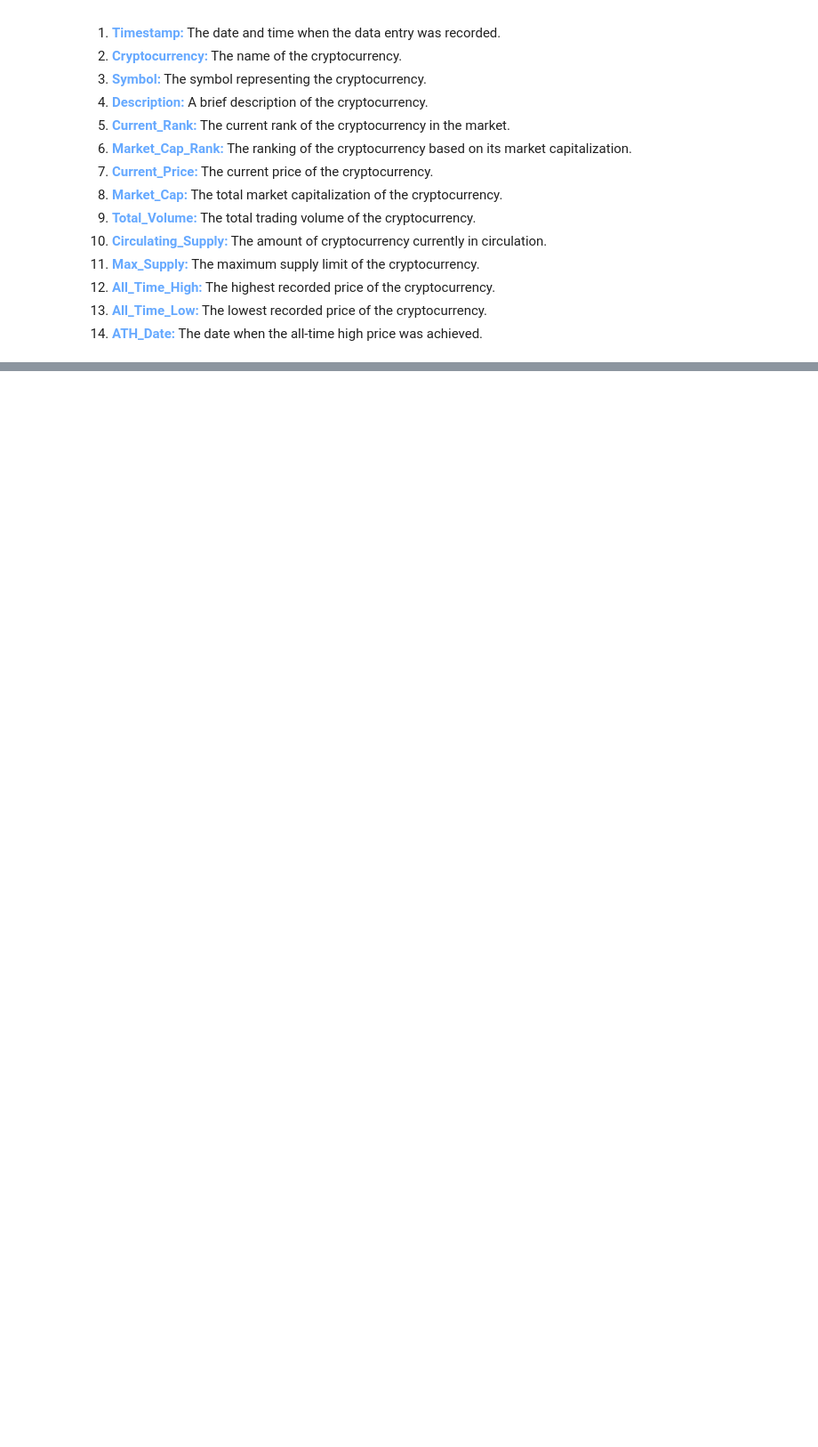
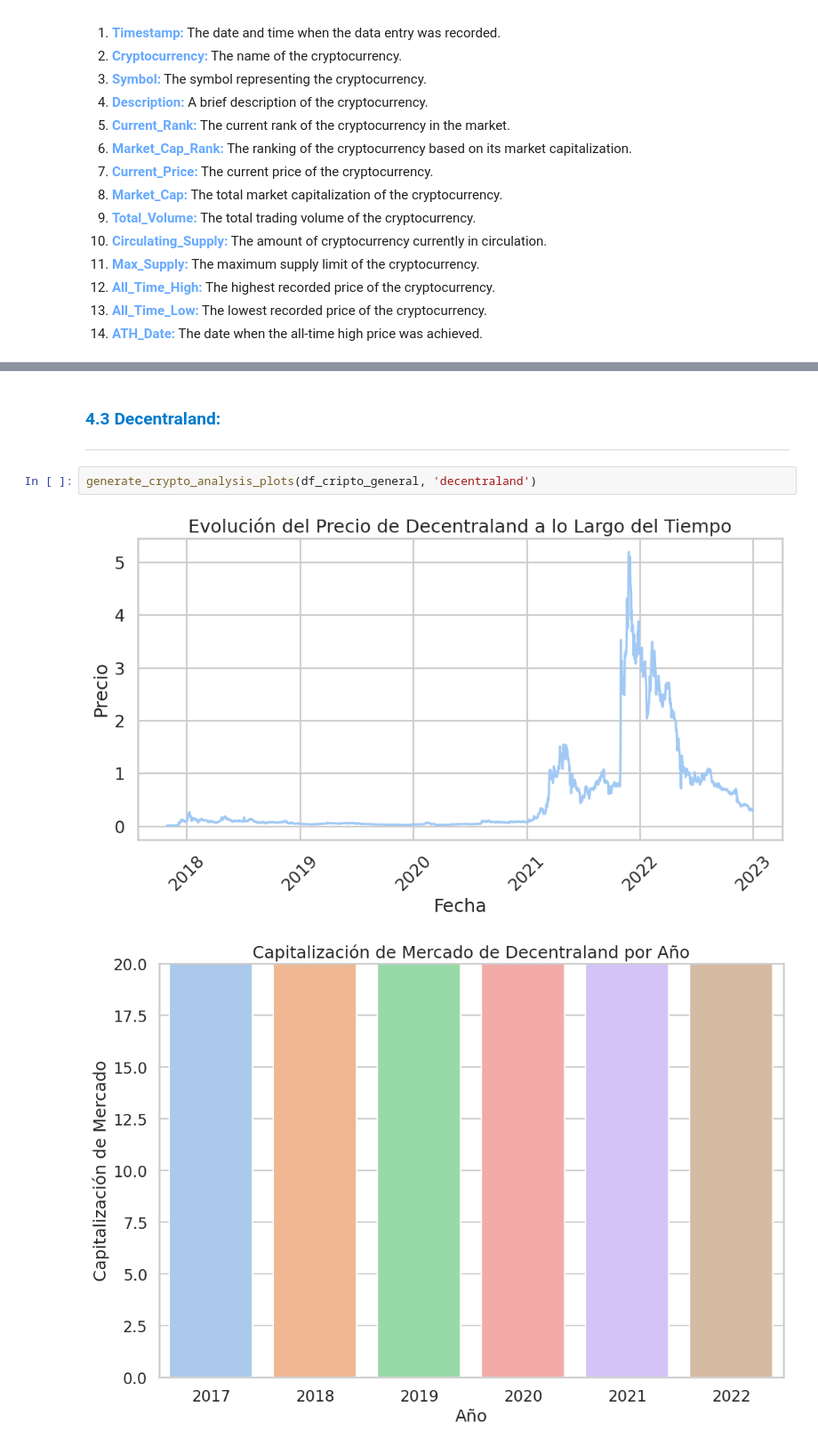
Before and after one commit to EmilianoEmanuelSosa/Cryptocurrency_Market_Data_Analytics, a Jupyter notebook: EDA_ETL/EDA.ipynb, the cells around one changed output, grey strips where cells are left out. Shown at 89% size. Cells and saved outputs as stored; diff of their text form; blank space fills up the shorter version.

```diff
--- a/EDA_ETL/EDA.ipynb
+++ b/EDA_ETL/EDA.ipynb
@@ -59,0 +167,9 @@ The `Crypto_emerging_data_with_time.csv` file contains **general information** a
+# %% [markdown]
+### <span style="color: #007ACC;">4.3 Decentraland:</span>
+
+---
+# %%
+generate_crypto_analysis_plots(df_cripto_general, 'decentraland')
+# %% [output]
+[figure, added]
+[figure, added]
```
Also changed, not shown: parts of 38 cells of this notebook, 4 other files.
